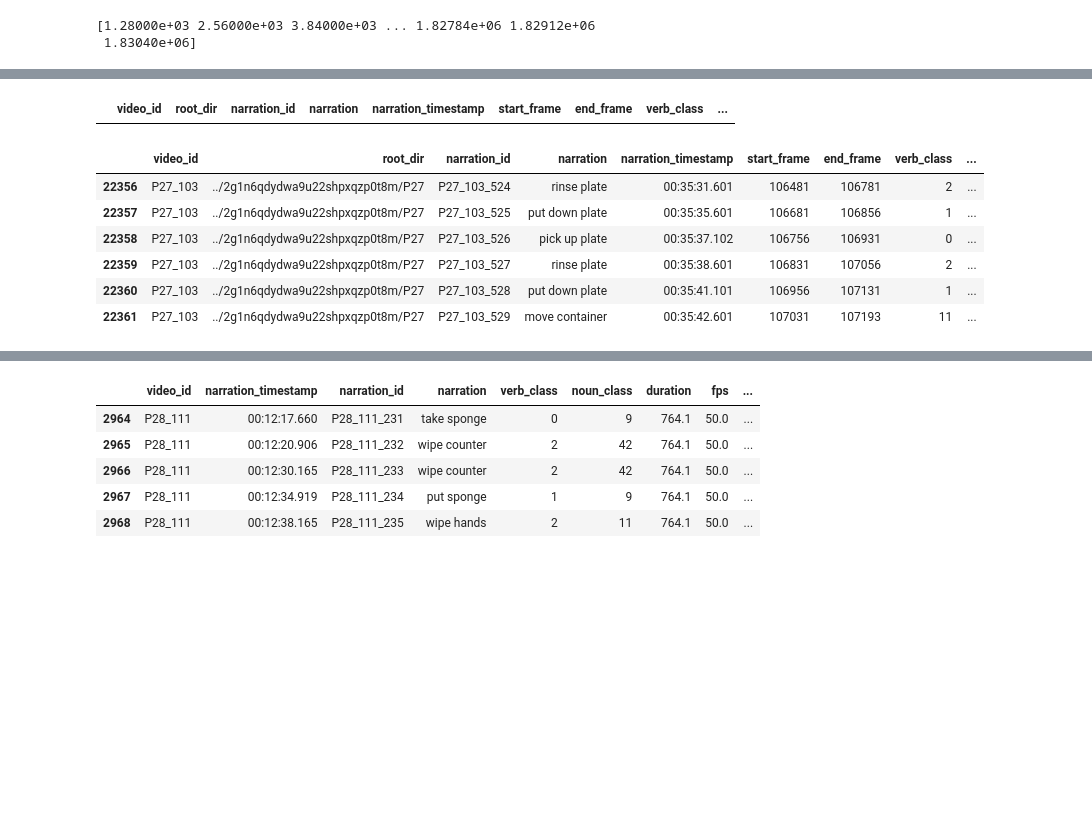
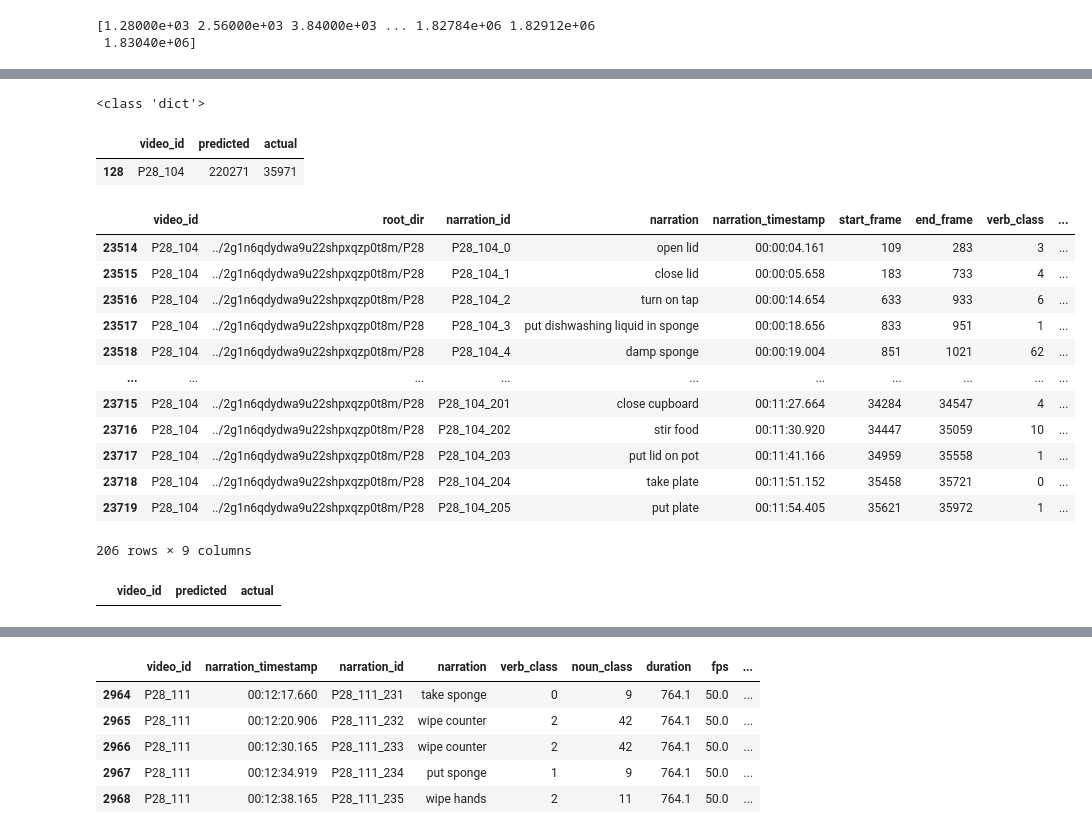
Before and after one commit to BarunKGP/HAAR, a Jupyter notebook: src/scratch/feature_extraction.ipynb, the cells around one changed output, grey strips where cells are left out. Cells and saved outputs as stored; diff of their text form; code cells hidden in the pictures; blank space fills up the shorter version.

Commit message:
corrected pickle files

```diff
--- a/src/scratch/feature_extraction.ipynb
+++ b/src/scratch/feature_extraction.ipynb
@@ -125,0 +110,4 @@ print(time.time() - a)
+# %%
+print(type(end_frames))
+# %% [output]
+<class 'dict'>
@@ -126,14 +116,23 @@ print(time.time() - a)
+# %%
+end_frames_df[(end_frames_df.predicted - end_frames_df.actual > 1)]
+# %% [output]
+|  | video_id | predicted | actual |
+| 128 | P28_104 | 220271 | 35971 |
+# %%
+df.at[23719, 'end_frame'] = 35972
 # %%
-df[df.start_frame < 1]
+df[df.video_id == 'P28_104']
 # %% [output]
 |  | video_id | root_dir | narration_id | narration | narration_timestamp | start_frame | end_frame | verb_class | ... |
+| 23514 | P28_104 | ../2g1n6qdydwa9u22shpxqzp0t8m/P28 | P28_104_0 | open lid | 00:00:04.161 | 109 | 283 | 3 | ... |
+| 23515 | P28_104 | ../2g1n6qdydwa9u22shpxqzp0t8m/P28 | P28_104_1 | close lid | 00:00:05.658 | 183 | 733 | 4 | ... |
+| 23516 | P28_104 | ../2g1n6qdydwa9u22shpxqzp0t8m/P28 | P28_104_2 | turn on tap | 00:00:14.654 | 633 | 933 | 6 | ... |
+| 23517 | P28_104 | ../2g1n6qdydwa9u22shpxqzp0t8m/P28 | P28_104_3 | put dishwashing liquid in sponge | 00:00:18.656 | 833 | 951 | 1 | ... |
+| 23518 | P28_104 | ../2g1n6qdydwa9u22shpxqzp0t8m/P28 | P28_104_4 | damp sponge | 00:00:19.004 | 851 | 1021 | 62 | ... |
+| ... | ... | ... | ... | ... | ... | ... | ... | ... | ... |
+| 23715 | P28_104 | ../2g1n6qdydwa9u22shpxqzp0t8m/P28 | P28_104_201 | close cupboard | 00:11:27.664 | 34284 | 34547 | 4 | ... |
+| 23716 | P28_104 | ../2g1n6qdydwa9u22shpxqzp0t8m/P28 | P28_104_202 | stir food | 00:11:30.920 | 34447 | 35059 | 10 | ... |
+| 23717 | P28_104 | ../2g1n6qdydwa9u22shpxqzp0t8m/P28 | P28_104_203 | put lid on pot | 00:11:41.166 | 34959 | 35558 | 1 | ... |
+| 23718 | P28_104 | ../2g1n6qdydwa9u22shpxqzp0t8m/P28 | P28_104_204 | take plate | 00:11:51.152 | 35458 | 35721 | 0 | ... |
+| 23719 | P28_104 | ../2g1n6qdydwa9u22shpxqzp0t8m/P28 | P28_104_205 | put plate | 00:11:54.405 | 35621 | 35972 | 1 | ... |
+206 rows × 9 columns
-# %%
-df.iloc[22359-3:22359+3]
-# %% [output]
-|  | video_id | root_dir | narration_id | narration | narration_timestamp | start_frame | end_frame | verb_class | ... |
-| 22356 | P27_103 | ../2g1n6qdydwa9u22shpxqzp0t8m/P27 | P27_103_524 | rinse plate | 00:35:31.601 | 106481 | 106781 | 2 | ... |
-| 22357 | P27_103 | ../2g1n6qdydwa9u22shpxqzp0t8m/P27 | P27_103_525 | put down plate | 00:35:35.601 | 106681 | 106856 | 1 | ... |
-| 22358 | P27_103 | ../2g1n6qdydwa9u22shpxqzp0t8m/P27 | P27_103_526 | pick up plate | 00:35:37.102 | 106756 | 106931 | 0 | ... |
-| 22359 | P27_103 | ../2g1n6qdydwa9u22shpxqzp0t8m/P27 | P27_103_527 | rinse plate | 00:35:38.601 | 106831 | 107056 | 2 | ... |
-| 22360 | P27_103 | ../2g1n6qdydwa9u22shpxqzp0t8m/P27 | P27_103_528 | put down plate | 00:35:41.101 | 106956 | 107131 | 1 | ... |
-| 22361 | P27_103 | ../2g1n6qdydwa9u22shpxqzp0t8m/P27 | P27_103_529 | move container | 00:35:42.601 | 107031 | 107193 | 11 | ... |
@@ -140,3 +143,12 @@ df.iloc[22359-3:22359+3]
+# %%
+df = corrected_df
+end_frames_df = pd.DataFrame()
+end_frames_df['predicted'] = df.groupby(['video_id'])['end_frame'].max()
+end_frames_df = end_frames_df.reset_index()
+end_frames_df['actual'] = end_frames_df.apply(lambda row: end_frames.get(row['video_id'])[0], axis=1)
+end_frames_df[(end_frames_df.predicted - end_frames_df.actual > 1)]
+# %% [output]
+|  | video_id | predicted | actual |
 # %%
 df_val = read_pickle('data/val100_mod.pkl')
 df_val.info()
```
Also changed, not shown: parts of 13 cells of this notebook, 1 other file.
